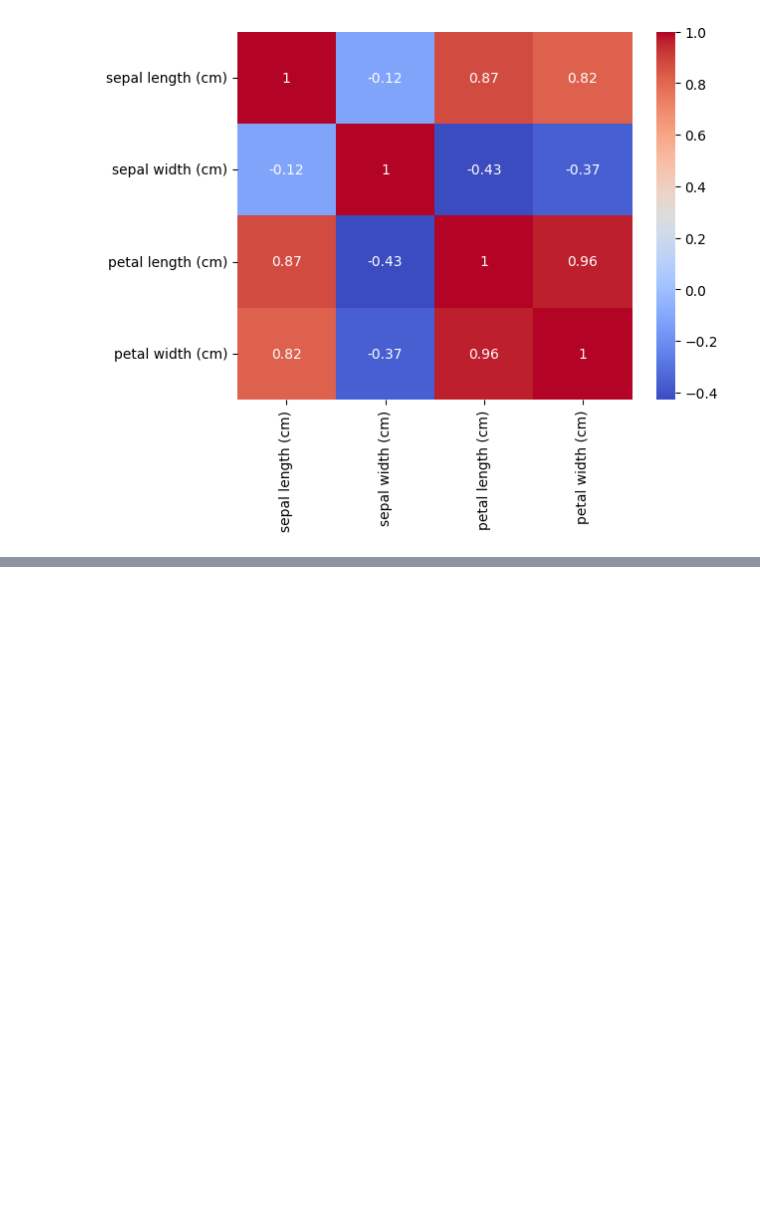
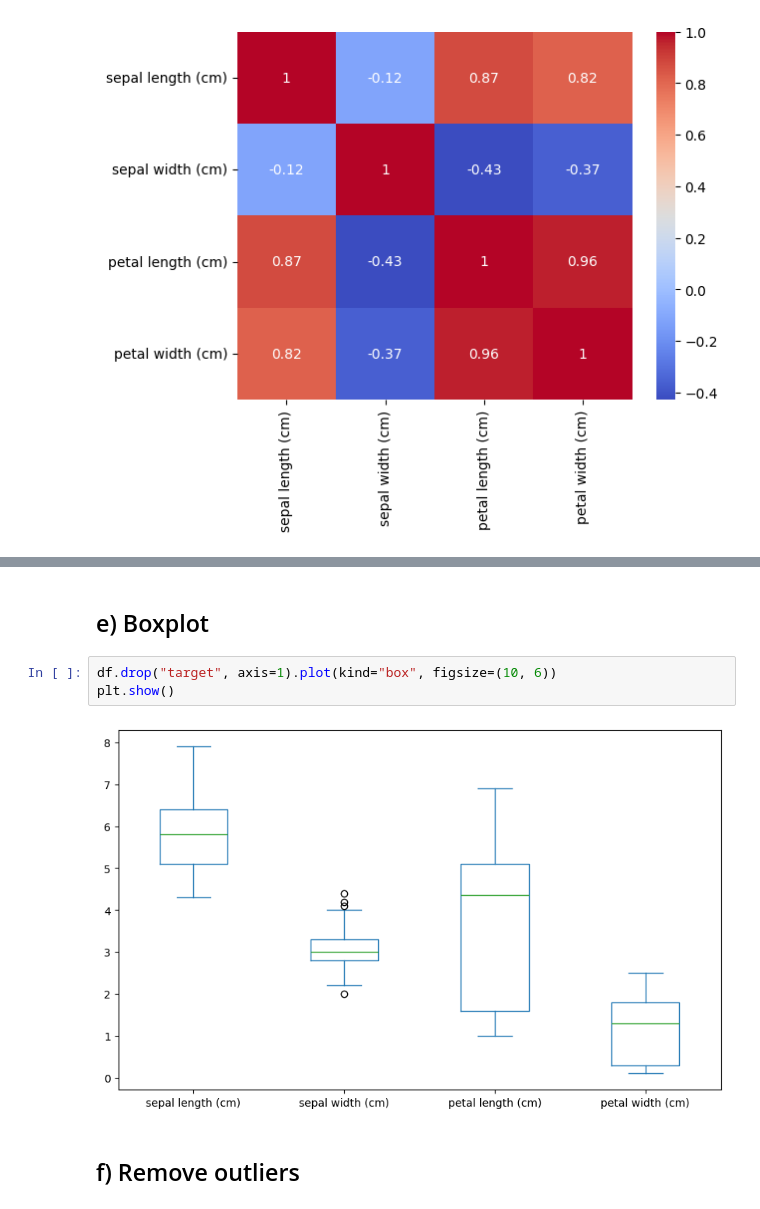
Before and after one commit to mdsw84gmailcom/machine_learning_marian_desilva_mlops25, a Jupyter notebook: excercises/2_classification/0.iris_flower_dataset.ipynb, the cells around one changed output, grey strips where cells are left out. Cells and saved outputs as stored; diff of their text form; blank space fills up the shorter version.

```diff
--- a/excercises/2_classification/0.iris_flower_dataset.ipynb
+++ b/excercises/2_classification/0.iris_flower_dataset.ipynb
@@ -86,0 +93,9 @@ plt.show()
+# %% [markdown]
+## e) Boxplot
+# %%
+df.drop("target", axis=1).plot(kind="box", figsize=(10, 6))
+plt.show()
+# %% [output]
+[figure, added]
+# %% [markdown]
+## f) Remove outliers
```
Also changed, not shown: parts of 28 cells of this notebook, 2 other files.
